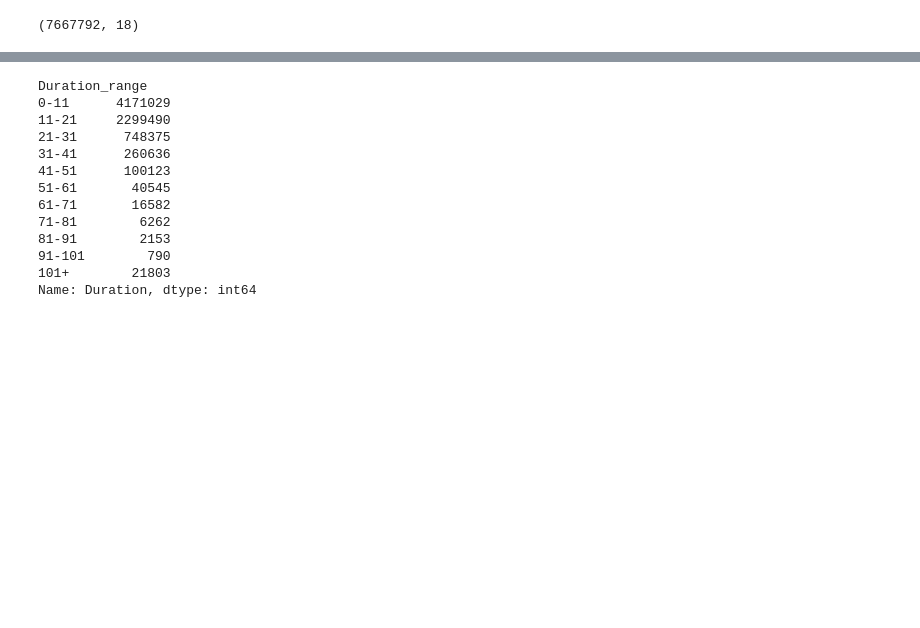
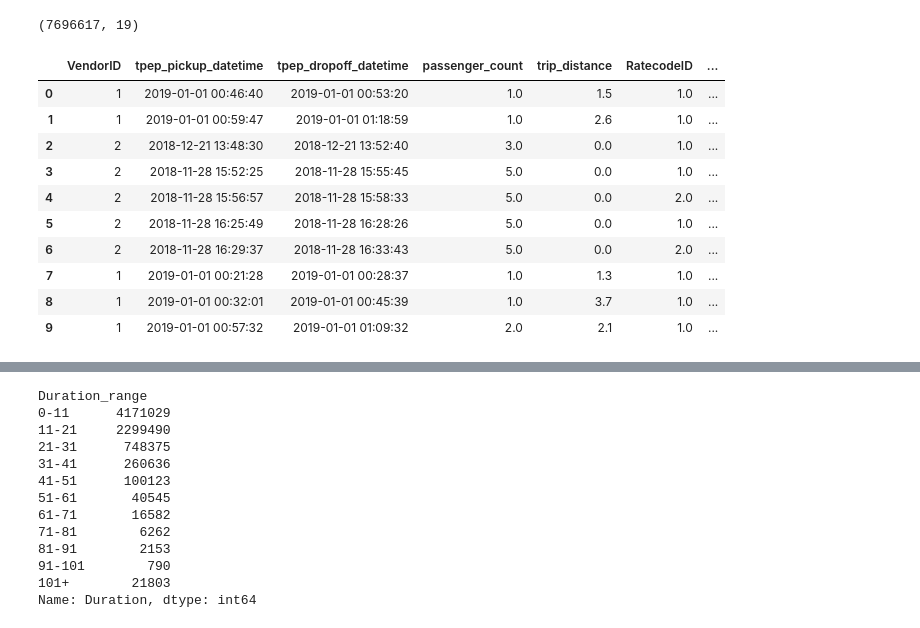
Before and after one commit to yeisondelatorre/ML_trabajofinal, a Jupyter notebook: _sources/notebooks.ipynb, the cells around one changed output, grey strips where cells are left out. Cells and saved outputs as stored; diff of their text form; code cells hidden in the pictures; blank space fills up the shorter version.

```diff
--- a/_sources/notebooks.ipynb
+++ b/_sources/notebooks.ipynb
@@ -48,6 +71,19 @@ import folium
 # %%
-df_taxi = pd.read_csv(r"C:\Users\PC\Desktop\data trabajo final\archive\yellow_tripdata_2019-01.csv")
+df_taxi = pd.read_parquet(r'C:\Users\PC\Desktop\ML_clase\jbook_ml20251\data\yellow_tripdata_2019-01.parquet')
+df_taxi.shape
+# %% [output]
+(7696617, 19)
-# %%
-df_taxi.shape
-# %% [output]
-(7667792, 18)
+# %%
+df_taxi.head(10)
+# %% [output]
+|  | VendorID | tpep_pickup_datetime | tpep_dropoff_datetime | passenger_count | trip_distance | RatecodeID | ... |
+| 0 | 1 | 2019-01-01 00:46:40 | 2019-01-01 00:53:20 | 1.0 | 1.5 | 1.0 | ... |
+| 1 | 1 | 2019-01-01 00:59:47 | 2019-01-01 01:18:59 | 1.0 | 2.6 | 1.0 | ... |
+| 2 | 2 | 2018-12-21 13:48:30 | 2018-12-21 13:52:40 | 3.0 | 0.0 | 1.0 | ... |
+| 3 | 2 | 2018-11-28 15:52:25 | 2018-11-28 15:55:45 | 5.0 | 0.0 | 1.0 | ... |
+| 4 | 2 | 2018-11-28 15:56:57 | 2018-11-28 15:58:33 | 5.0 | 0.0 | 2.0 | ... |
+| 5 | 2 | 2018-11-28 16:25:49 | 2018-11-28 16:28:26 | 5.0 | 0.0 | 1.0 | ... |
+| 6 | 2 | 2018-11-28 16:29:37 | 2018-11-28 16:33:43 | 5.0 | 0.0 | 2.0 | ... |
+| 7 | 1 | 2019-01-01 00:21:28 | 2019-01-01 00:28:37 | 1.0 | 1.3 | 1.0 | ... |
+| 8 | 1 | 2019-01-01 00:32:01 | 2019-01-01 00:45:39 | 1.0 | 3.7 | 1.0 | ... |
+| 9 | 1 | 2019-01-01 00:57:32 | 2019-01-01 01:09:32 | 2.0 | 2.1 | 1.0 | ... |
```
Also changed, not shown: parts of 11 cells of this notebook, 9 other files.
